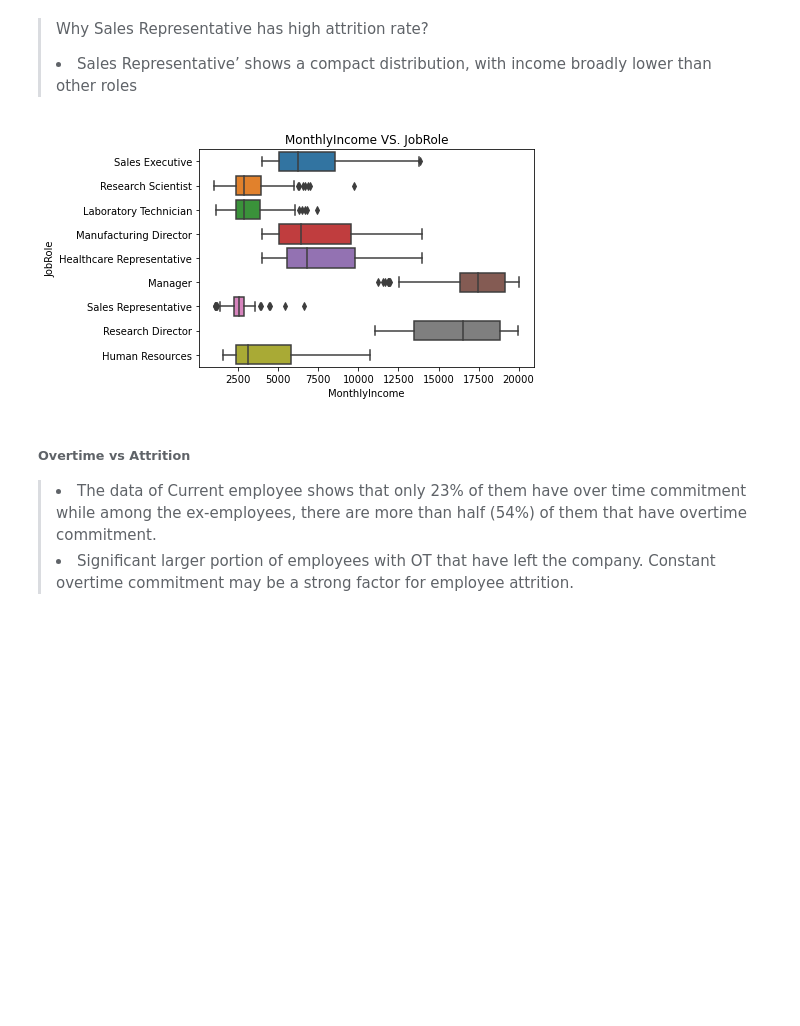
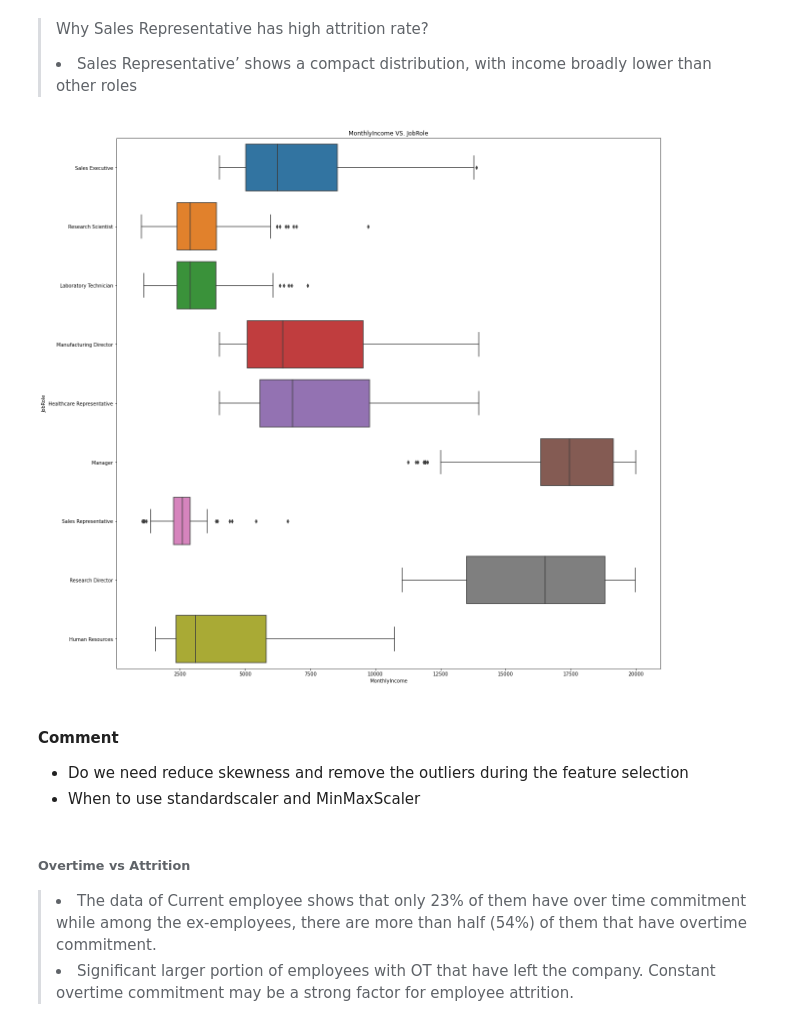
Before and after one commit to evelynpehty/Predicting-the-Risk-of-Employee-Attrition-, a Jupyter notebook: project model.ipynb, the cells around one changed output. Cells and saved outputs as stored; diff of their text form; code cells hidden in the pictures; blank space fills up the shorter version.

```diff
--- a/project model.ipynb
+++ b/project model.ipynb
@@ -364,11 +395,16 @@ plt.show()
 # %% [markdown]
 > Why Sales Representative has high attrition rate? <li> Sales Representative’ shows a compact distribution, with income broadly lower than other roles</li>
 # %%
+plt.figure(figsize=(20,20))
 plt.title('MonthlyIncome VS. JobRole')
 sns.boxplot(y=df['JobRole'],x=df['MonthlyIncome'])
 plt.show()
 # %% [output]
-[figure, old version]
+[figure, new version]
+# %% [markdown]
+#### Comment
+- Do we need reduce skewness and remove the outliers during the feature selection
+- When to use standardscaler and MinMaxScaler
 # %% [markdown]
 ###### Overtime vs Attrition
 ><li>The data of Current employee shows that only 23% of them have over time commitment while among the ex-employees, there are more than half (54%) of them that have overtime commitment. </li><li>Significant larger portion of employees with OT that have left the company. Constant overtime commitment may be a strong factor for employee attrition.</li>
```
Also changed, not shown: parts of 27 cells of this notebook.
